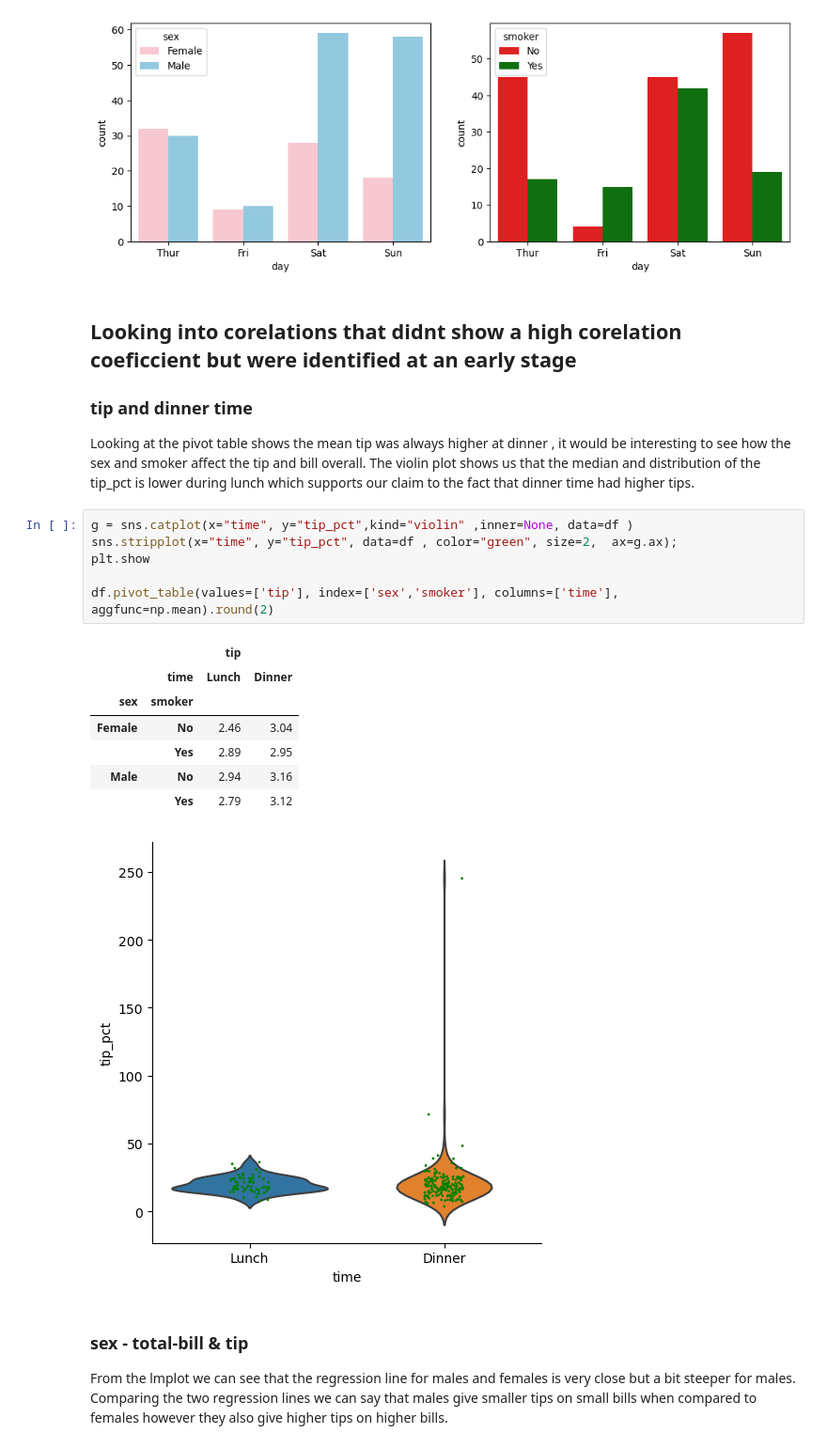
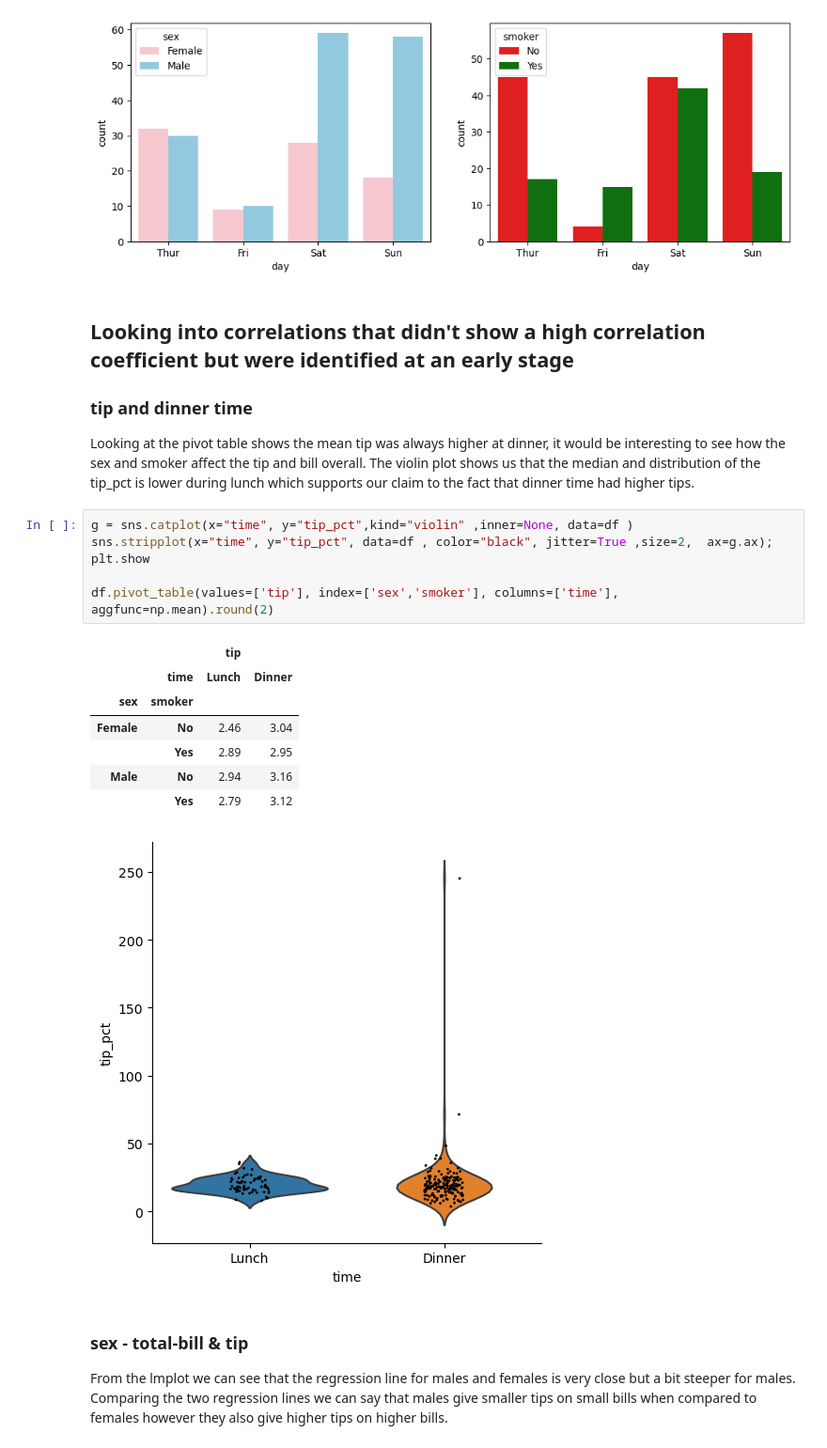
Before and after one commit to Patryk-Stefanski/ExploratoryDataAnalysis1, a Jupyter notebook: Tips_1.ipynb, the cells around one changed output. Shown at 94% size. Drawn from its saved outputs; the diff is of its cells as text.

```diff
--- a/Tips_1.ipynb
+++ b/Tips_1.ipynb
@@ -293,27 +293,27 @@ sns.countplot(x ="day", hue="smoker",data =df, ax=axes[1] , palette=["red","gree
 <AxesSubplot:xlabel='day', ylabel='count'>
 [figure]
 # %% [markdown]
-## Looking into corelations that didnt show a high corelation coeficcient but were identified at an early stage
+## Looking into correlations that didn't show a high correlation coefficient but were identified at an early stage
 
 ### tip and dinner time
 
-Looking at the pivot table shows the mean tip was always higher at dinner , it would be interesting to see how the sex and smoker affect the tip and bill overall.
-The violin plot shows us that the median  and distribution of the tip_pct is lower during lunch which supports our claim to the fact that dinner time had higher tips.
+Looking at the pivot table shows the mean tip was always higher at dinner, it would be interesting to see how the sex and smoker affect the tip and bill overall.
+The violin plot shows us that the median and distribution of the tip_pct is lower during lunch which supports our claim to the fact that dinner time had higher tips.
 # %%
 g = sns.catplot(x="time", y="tip_pct",kind="violin" ,inner=None, data=df )
-sns.stripplot(x="time", y="tip_pct", data=df , color="green", size=2,  ax=g.ax);
+sns.stripplot(x="time", y="tip_pct", data=df , color="black", jitter=True ,size=2,  ax=g.ax);
 plt.show
 
 df.pivot_table(values=['tip'], index=['sex','smoker'], columns=['time'], aggfunc=np.mean).round(2)
 # %% [output]
 |  |  | tip |  |
 |  | time | Lunch | Dinner |
 | sex | smoker |  |  |
 | Female | No | 2.46 | 3.04 |
 |  | Yes | 2.89 | 2.95 |
 | Male | No | 2.94 | 3.16 |
 |  | Yes | 2.79 | 3.12 |
-[figure, old version]
+[figure, new version]
 # %% [markdown]
 ### sex - total-bill & tip
 
```
Also changed, not shown: parts of 20 cells of this notebook, 1 other file.
